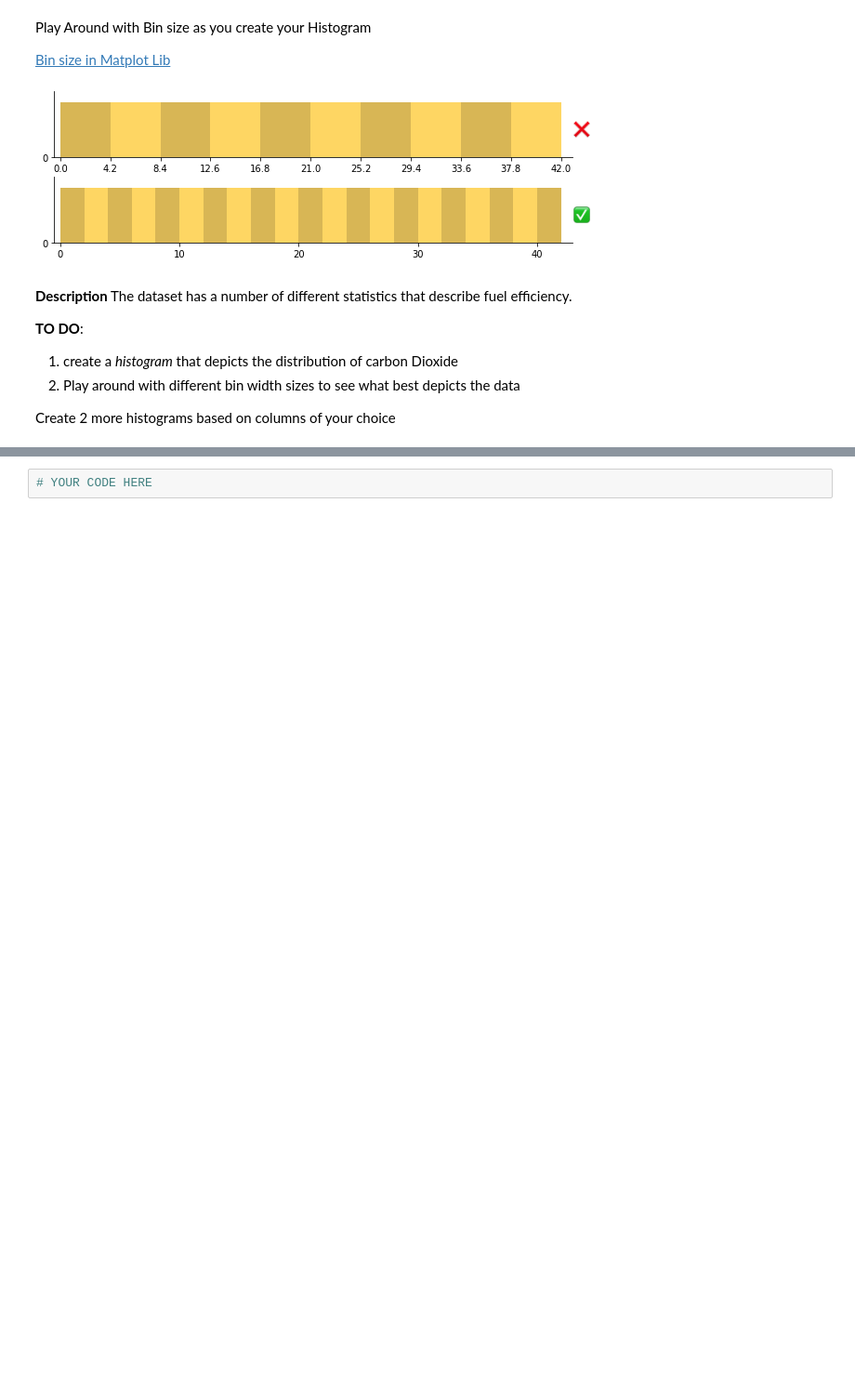
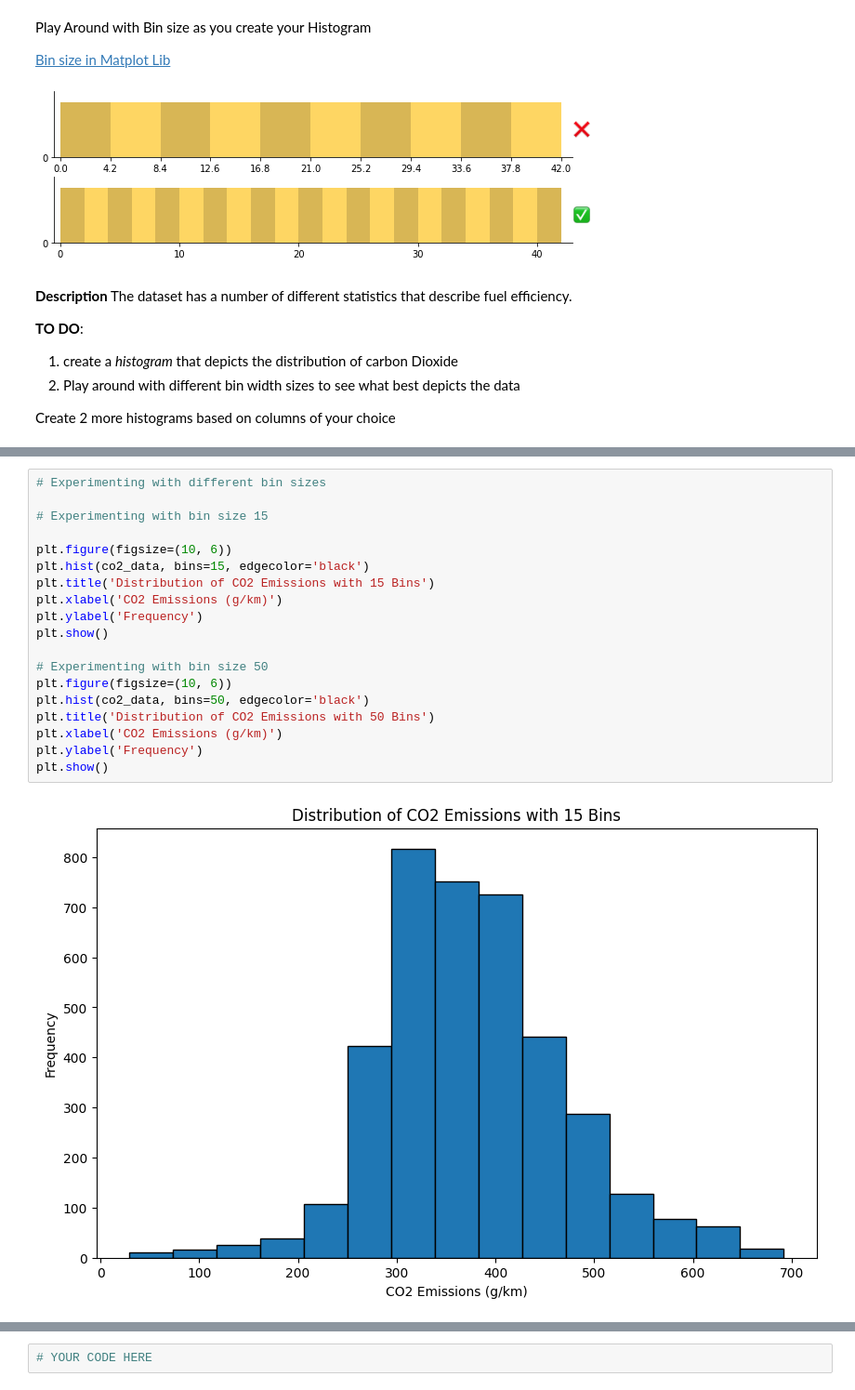
Before and after one commit to NiyonshutiDavid/Plotting-assignment, a Jupyter notebook: Peer_Group_2_Plotting_Assignment.ipynb, the cells around one changed output, grey strips where cells are left out. Shown at 93% size. Drawn from its saved outputs; the diff is of its cells as text; blank space fills up the shorter version.

```diff
--- a/Peer_Group_2_Plotting_Assignment.ipynb
+++ b/Peer_Group_2_Plotting_Assignment.ipynb
@@ -73,0 +84,21 @@ Create 2 more histograms based on columns of your choice
+# %%
+# Experimenting with different bin sizes
+
+# Experimenting with bin size 15
+
+plt.figure(figsize=(10, 6))
+plt.hist(co2_data, bins=15, edgecolor='black')
+plt.title('Distribution of CO2 Emissions with 15 Bins')
+plt.xlabel('CO2 Emissions (g/km)')
+plt.ylabel('Frequency')
+plt.show()
+
+# Experimenting with bin size 50
+plt.figure(figsize=(10, 6))
+plt.hist(co2_data, bins=50, edgecolor='black')
+plt.title('Distribution of CO2 Emissions with 50 Bins')
+plt.xlabel('CO2 Emissions (g/km)')
+plt.ylabel('Frequency')
+plt.show()
+# %% [output]
+[figure, added]
```
Also changed, not shown: parts of 5 cells of this notebook.
